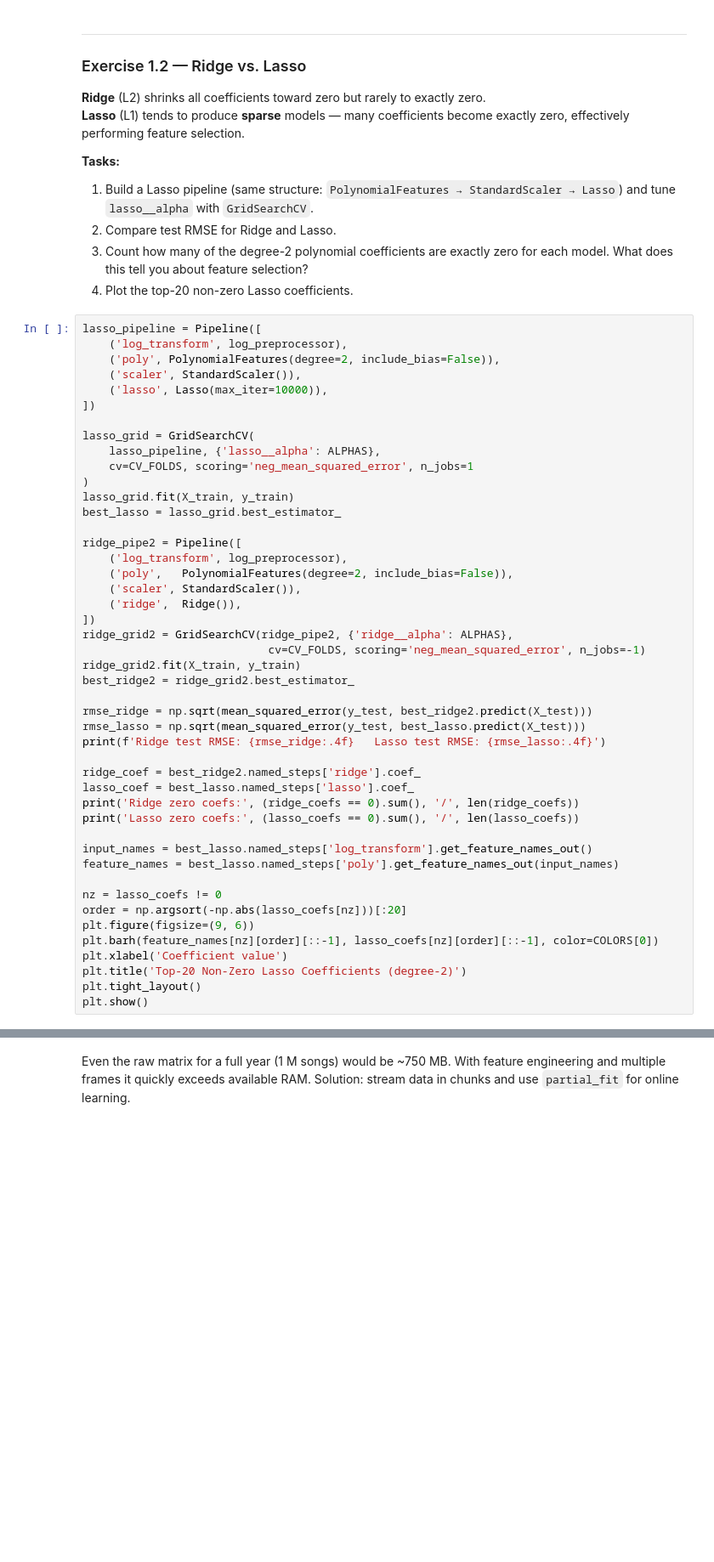
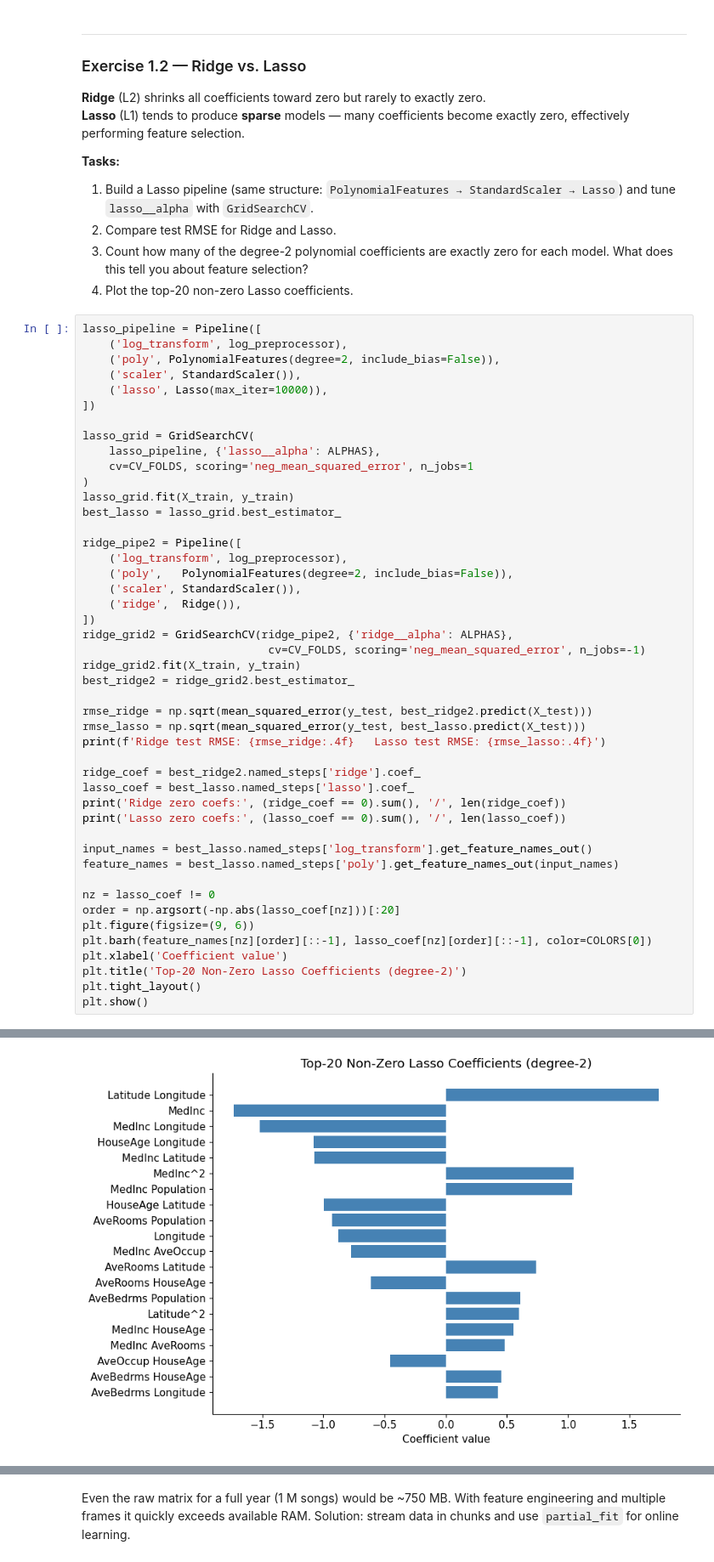
Before and after one commit to Milo18113/lab_linear_regression, a Jupyter notebook: lab_linear_regression.ipynb, the cells around one changed output, grey strips where cells are left out. Shown at 85% size. Saved outputs shown, nothing was run; the diff lists cells and outputs as text; blank space fills up the shorter version.

```diff
--- a/lab_linear_regression.ipynb
+++ b/lab_linear_regression.ipynb
@@ -775,17 +845,18 @@ print(f'Ridge test RMSE: {rmse_ridge:.4f}   Lasso test RMSE: {rmse_lasso:.4f}')
 
 ridge_coef = best_ridge2.named_steps['ridge'].coef_
 lasso_coef = best_lasso.named_steps['lasso'].coef_
-print('Ridge zero coefs:', (ridge_coefs == 0).sum(), '/', len(ridge_coefs))
-print('Lasso zero coefs:', (lasso_coefs == 0).sum(), '/', len(lasso_coefs))
+print('Ridge zero coefs:', (ridge_coef == 0).sum(), '/', len(ridge_coef))
+print('Lasso zero coefs:', (lasso_coef == 0).sum(), '/', len(lasso_coef))
 
 input_names = best_lasso.named_steps['log_transform'].get_feature_names_out()
 feature_names = best_lasso.named_steps['poly'].get_feature_names_out(input_names)
 
-nz = lasso_coefs != 0
-order = np.argsort(-np.abs(lasso_coefs[nz]))[:20]
+nz = lasso_coef != 0
+order = np.argsort(-np.abs(lasso_coef[nz]))[:20]
 plt.figure(figsize=(9, 6))
-plt.barh(feature_names[nz][order][::-1], lasso_coefs[nz][order][::-1], color=COLORS[0])
+plt.barh(feature_names[nz][order][::-1], lasso_coef[nz][order][::-1], color=COLORS[0])
 plt.xlabel('Coefficient value')
 plt.title('Top-20 Non-Zero Lasso Coefficients (degree-2)')
 plt.tight_layout()
 plt.show()
+# %% [output]
@@ -792,3 +866,4 @@ plt.show()
+[figure, added]
 # %% [markdown]
 ---
 <a id='part2'></a>
```
Also changed, not shown: parts of 24 cells of this notebook.
